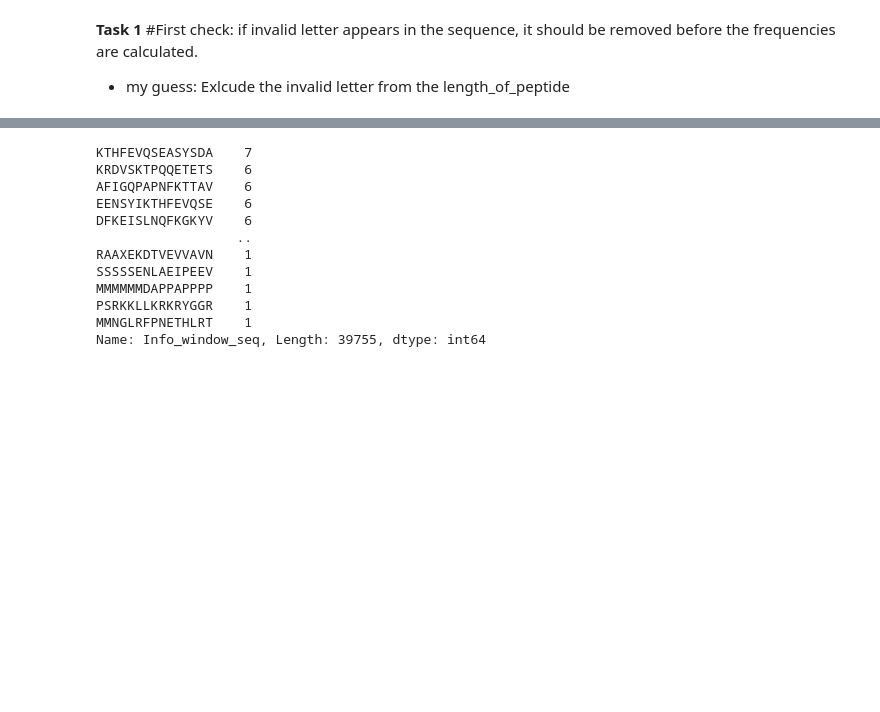
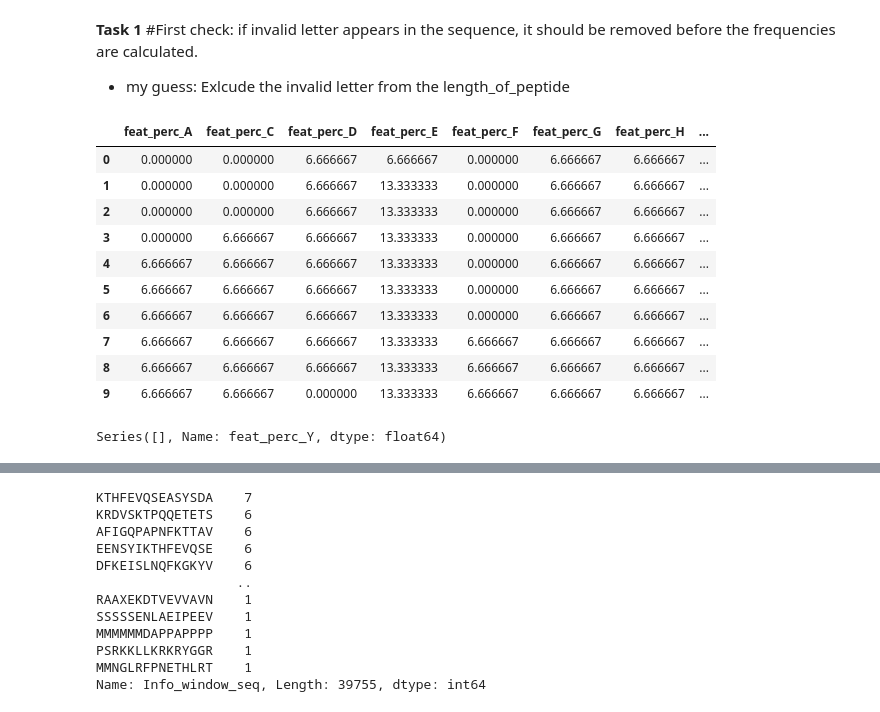
Before and after one commit to efr-essakhan/pepfeature, a Jupyter notebook: Feature Engineering Tasks/First Task/Initial features .ipynb, the cells around one changed output, grey strips where cells are left out. Drawn from its saved outputs; the diff is of its cells as text; code cells hidden in the pictures; blank space fills up the shorter version.

```diff
--- a/Feature Engineering Tasks/First Task/Initial features .ipynb
+++ b/Feature Engineering Tasks/First Task/Initial features .ipynb
@@ -37,35 +44,49 @@ df.head()
 #First check: if invalid letter appears in the sequence, it should be removed before the frequencies are calculated.
 - my guess: Exlcude the invalid letter from the length_of_peptide
 # %%
-valid_letters = ['A', 'C', 'D', 'E', 'F', 'G', 'H', 'I', 'K', 'L', 'M', 'N', 'P', 'Q', 'R', 'S', 'T', 'V', 'W', 'Y']
-
-for letter in valid_letters:
-    df['feat_perc_{}'.format(letter)] = 0
 
 
 def peptides_feature_generator(peptide_row):
-    #print(peptide_row.name)
-    #print(peptide_row['Info_window_seq'][1])
+
     length_of_peptide = 15
     number_of_occurrences_of_letter_dict = {'A':0,'C':0, 'D':0, 'E':0, 'F':0, 'G':0, 'H':0, 'I':0, 'K':0, 'L':0, 'M':0, 'N':0, 'P':0, 'Q':0, 'R':0, 'S':0, 'T':0, 'V':0, 'W':0, 'Y':0}
 
     # 1) Find out number of occurences of each letter in the peptide & confirm peptide length
     for i in range(15):
         peptide_letter = peptide_row['Info_window_seq'][i]
-        print(peptide_letter)
 
         if peptide_letter in valid_letters:
             number_of_occurrences_of_letter_dict[peptide_letter] += 1
         else:
             length_of_peptide -= 1
 
-#     # 2) Find out the percentage of each letter in the peptides & Add each letter's 'percentage in the peptides' as a seperate column to the table
-#     for key in number_of_occurrences_of_letter_dict:
+    # 2) Find out the percentage of each letter in the peptides & Add each letter's 'percentage in the peptides' as a seperate column to the table
+    for key, value in number_of_occurrences_of_letter_dict.items():
 
-#         df['feat_perc_{}'.format(letter)]
-
-#         print((number_of_occurrences_of_letter_dict[key] / length_of_peptide) * 100)
-
-
-    print(number_of_occurrences_of_letter_dict)
-    print(length_of_peptide)
+        df.loc[peptide_row.name, 'feat_perc_{}'.format(key)] = (value / length_of_peptide) * 100
+# %%
+df.loc[range(10)].apply(peptides_feature_generator, axis=1)
+
+df.loc[range(10), ['feat_perc_A',
+       'feat_perc_C', 'feat_perc_D', 'feat_perc_E', 'feat_perc_F',
+       'feat_perc_G', 'feat_perc_H', 'feat_perc_I', 'feat_perc_K',
+       'feat_perc_L', 'feat_perc_M', 'feat_perc_N', 'feat_perc_P',
+       'feat_perc_Q', 'feat_perc_R', 'feat_perc_S', 'feat_perc_T',
+       'feat_perc_V', 'feat_perc_W', 'feat_perc_Y']]
+# %% [output]
+|  | feat_perc_A | feat_perc_C | feat_perc_D | feat_perc_E | feat_perc_F | feat_perc_G | feat_perc_H | ... |
+| 0 | 0.000000 | 0.000000 | 6.666667 | 6.666667 | 0.000000 | 6.666667 | 6.666667 | ... |
+| 1 | 0.000000 | 0.000000 | 6.666667 | 13.333333 | 0.000000 | 6.666667 | 6.666667 | ... |
+| 2 | 0.000000 | 0.000000 | 6.666667 | 13.333333 | 0.000000 | 6.666667 | 6.666667 | ... |
+| 3 | 0.000000 | 6.666667 | 6.666667 | 13.333333 | 0.000000 | 6.666667 | 6.666667 | ... |
+| 4 | 6.666667 | 6.666667 | 6.666667 | 13.333333 | 0.000000 | 6.666667 | 6.666667 | ... |
+| 5 | 6.666667 | 6.666667 | 6.666667 | 13.333333 | 0.000000 | 6.666667 | 6.666667 | ... |
+| 6 | 6.666667 | 6.666667 | 6.666667 | 13.333333 | 0.000000 | 6.666667 | 6.666667 | ... |
+| 7 | 6.666667 | 6.666667 | 6.666667 | 13.333333 | 6.666667 | 6.666667 | 6.666667 | ... |
+| 8 | 6.666667 | 6.666667 | 6.666667 | 13.333333 | 6.666667 | 6.666667 | 6.666667 | ... |
+| 9 | 6.666667 | 6.666667 | 0.000000 | 13.333333 | 6.666667 | 6.666667 | 6.666667 | ... |
+# %%
+name = 'feat_perc_Y' #A, C, D, E, F, G, H, I, K, L, M, N, P, Q, R, S, T, V, W, Y.
+df[(df[name] != 0)  & (df[name] <  6.666666)][name]
+# %% [output]
+Series([], Name: feat_perc_Y, dtype: float64)
```
Also changed, not shown: parts of 9 cells of this notebook.
